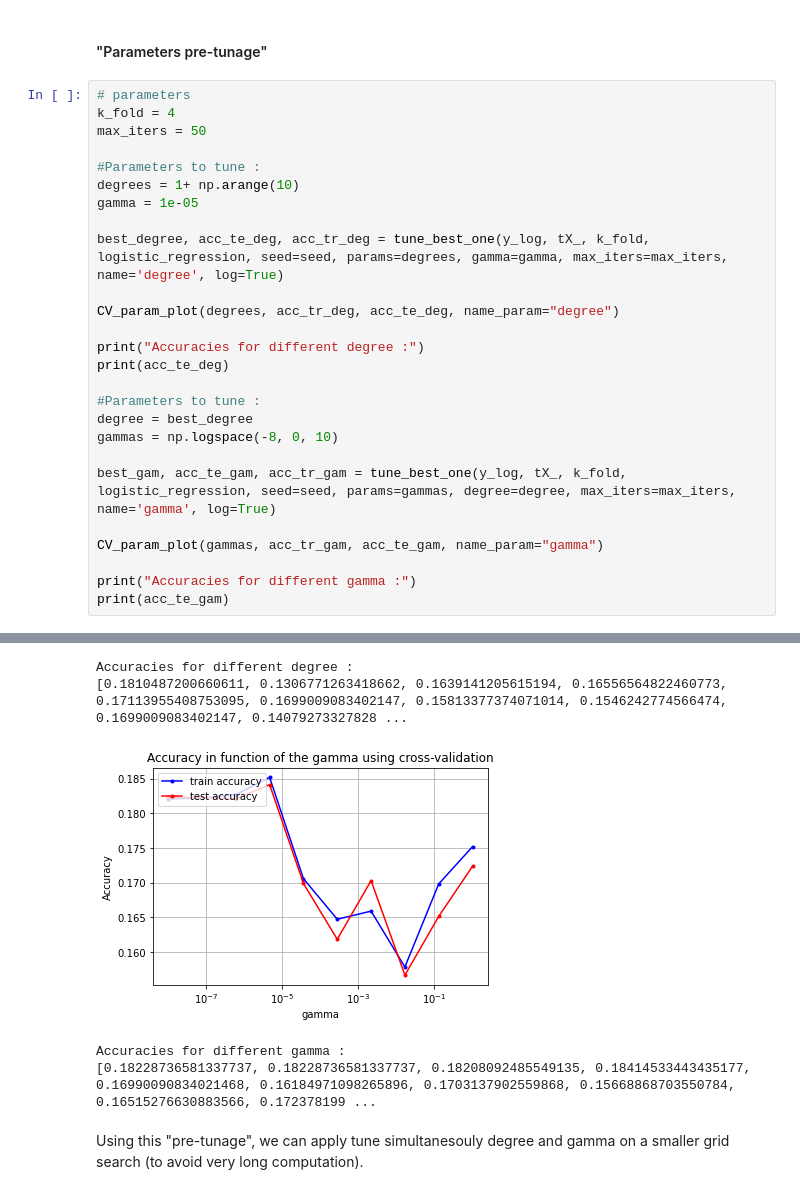
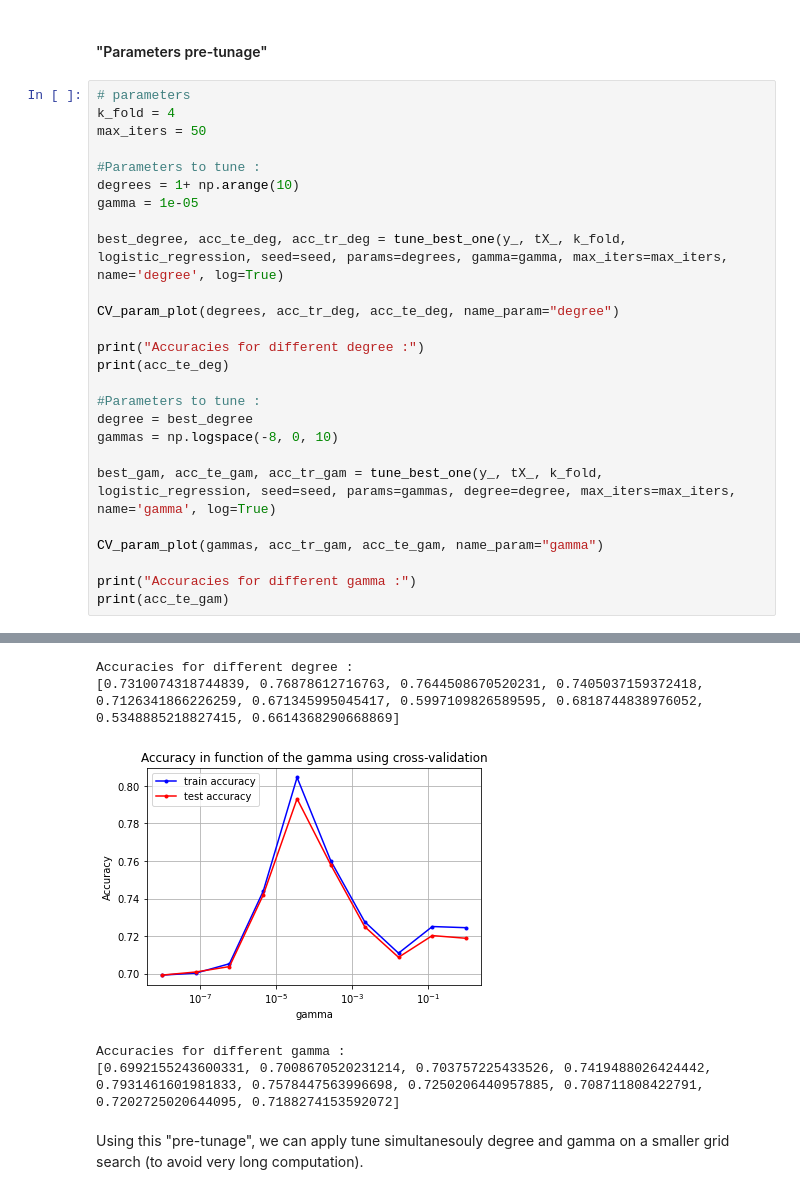
Before and after one commit to CS-433/ml-project-1-thevipers, a Jupyter notebook: main.ipynb, the cells around one changed output, grey strips where cells are left out. Cells and saved outputs as stored; diff of their text form.

```diff
--- a/main.ipynb
+++ b/main.ipynb
@@ -427,7 +424,7 @@ max_iters = 50
 degrees = 1+ np.arange(10)
 gamma = 1e-05
 
-best_degree, acc_te_deg, acc_tr_deg = tune_best_one(y_log, tX_, k_fold, logistic_regression, seed=seed, params=degrees, gamma=gamma, max_iters=max_iters, name='degree', log=True)
+best_degree, acc_te_deg, acc_tr_deg = tune_best_one(y_, tX_, k_fold, logistic_regression, seed=seed, params=degrees, gamma=gamma, max_iters=max_iters, name='degree', log=True)
 
 CV_param_plot(degrees, acc_tr_deg, acc_te_deg, name_param="degree")
 
@@ -438,7 +435,7 @@ print(acc_te_deg)
 degree = best_degree
 gammas = np.logspace(-8, 0, 10)
 
-best_gam, acc_te_gam, acc_tr_gam = tune_best_one(y_log, tX_, k_fold, logistic_regression, seed=seed, params=gammas, degree=degree, max_iters=max_iters, name='gamma', log=True)
+best_gam, acc_te_gam, acc_tr_gam = tune_best_one(y_, tX_, k_fold, logistic_regression, seed=seed, params=gammas, degree=degree, max_iters=max_iters, name='gamma', log=True)
 
 CV_param_plot(gammas, acc_tr_gam, acc_te_gam, name_param="gamma")
 
@@ -449,8 +446,8 @@ print(acc_te_gam)
 Accuracies for different degree :
-[0.1810487200660611, 0.1306771263418662, 0.1639141205615194, 0.16556564822460773, 0.17113955408753095, 0.1699009083402147, 0.15813377374071014, 0.1546242774566474, 0.1699009083402147, 0.14079273327828 ...
+[0.7310074318744839, 0.76878612716763, 0.7644508670520231, 0.7405037159372418, 0.7126341866226259, 0.671345995045417, 0.5997109826589595, 0.6818744838976052, 0.5348885218827415, 0.6614368290668869]
-[figure, old version]
+[figure, new version]
 Accuracies for different gamma :
-[0.18228736581337737, 0.18228736581337737, 0.18208092485549135, 0.18414533443435177, 0.16990090834021468, 0.16184971098265896, 0.1703137902559868, 0.15668868703550784, 0.16515276630883566, 0.172378199 ...
+[0.6992155243600331, 0.7008670520231214, 0.703757225433526, 0.7419488026424442, 0.7931461601981833, 0.7578447563996698, 0.7250206440957885, 0.708711808422791, 0.7202725020644095, 0.7188274153592072]
 # %% [markdown]
 Using this "pre-tunage", we can apply tune simultanesouly degree and gamma on a smaller grid search (to avoid very long computation).
 # %%
```
Also changed, not shown: parts of 17 cells of this notebook, 2 other files.
